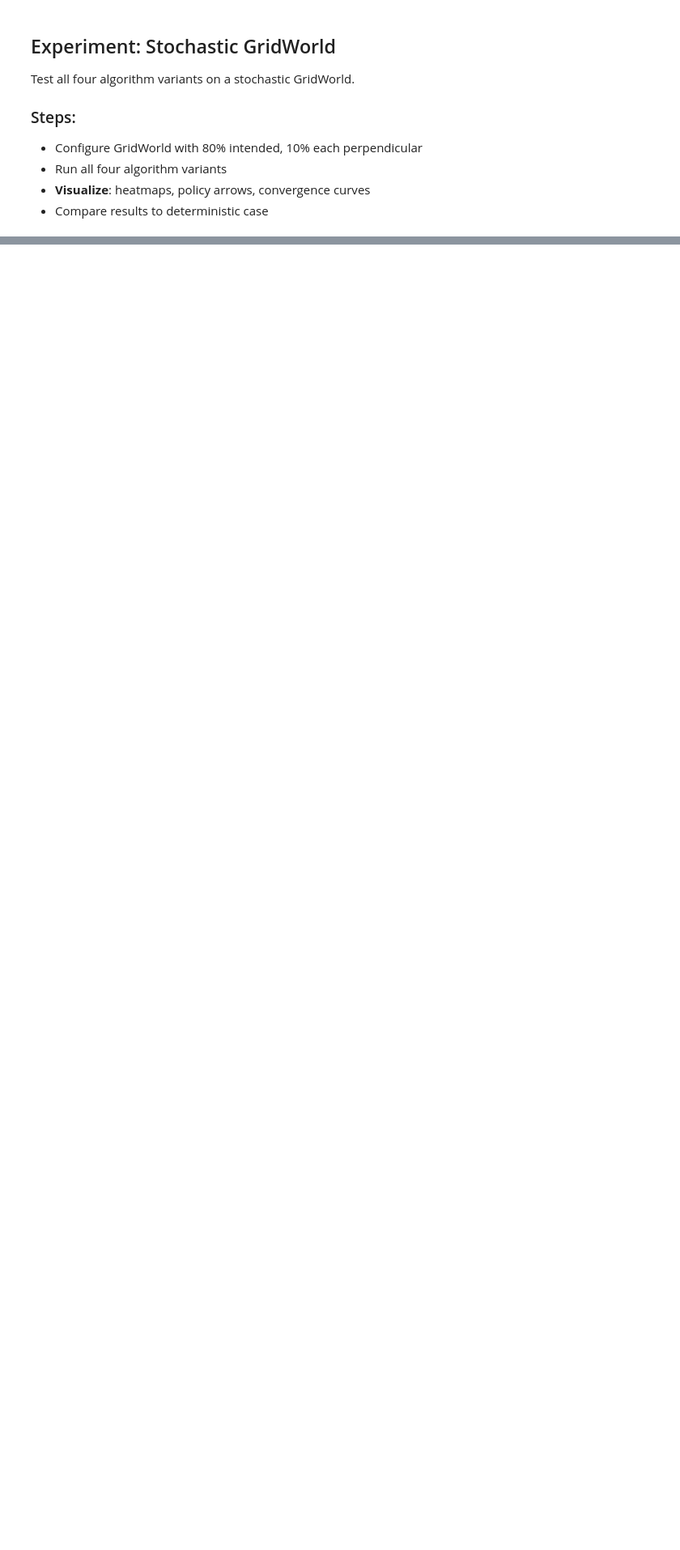
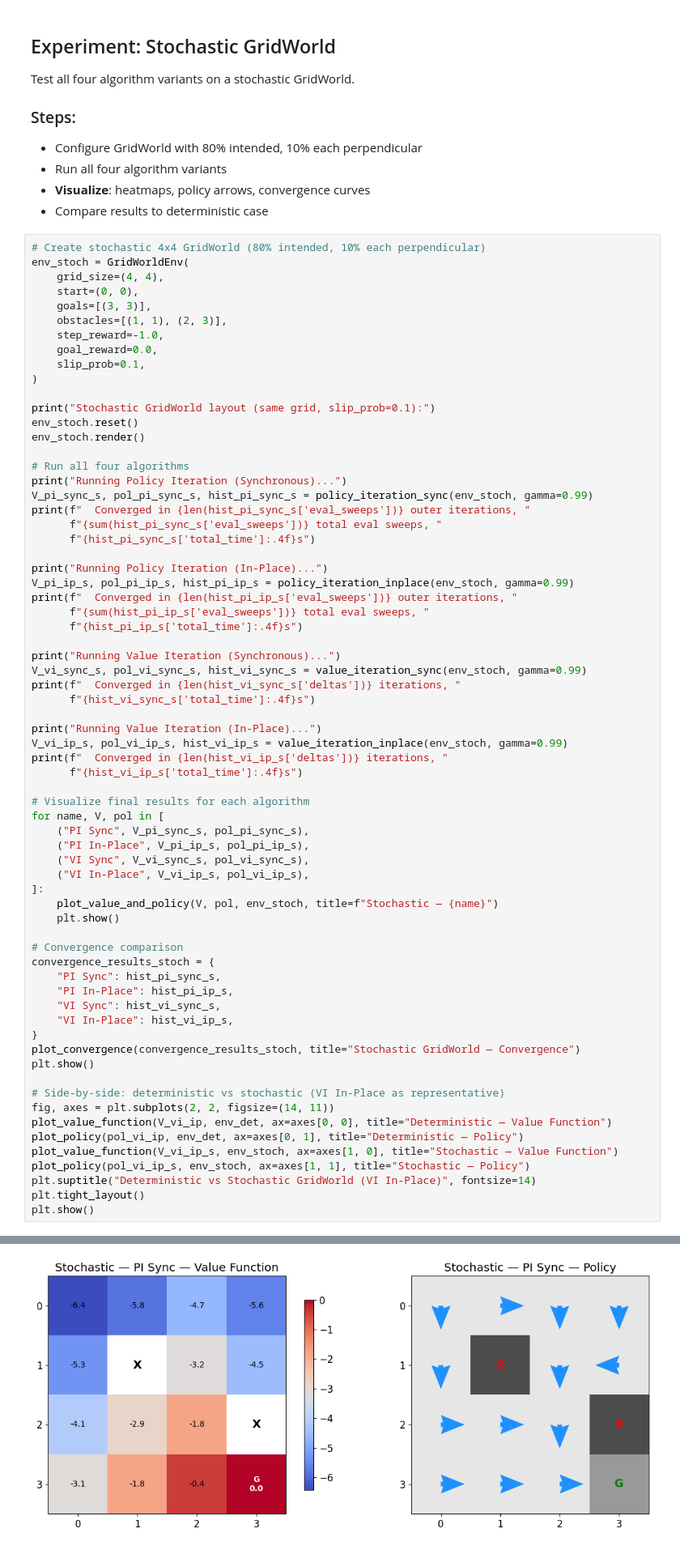
Before and after one commit to cooper-rm/rl-dynamic-programming, a Jupyter notebook: lab2_dynamic_programming.ipynb, the cells around one changed output, grey strips where cells are left out. Shown at 81% size. Saved outputs shown, nothing was run; the diff lists cells and outputs as text; blank space fills up the shorter version.

```diff
--- a/lab2_dynamic_programming.ipynb
+++ b/lab2_dynamic_programming.ipynb
@@ -581,3 +757,72 @@ Test all four algorithm variants on a stochastic GridWorld.
 - Run all four algorithm variants
 - **Visualize**: heatmaps, policy arrows, convergence curves
 - Compare results to deterministic case
+# %%
+# Create stochastic 4x4 GridWorld (80% intended, 10% each perpendicular)
+env_stoch = GridWorldEnv(
+    grid_size=(4, 4),
+    start=(0, 0),
+    goals=[(3, 3)],
+    obstacles=[(1, 1), (2, 3)],
+    step_reward=-1.0,
+    goal_reward=0.0,
+    slip_prob=0.1,
+)
+
+print("Stochastic GridWorld layout (same grid, slip_prob=0.1):")
+env_stoch.reset()
+env_stoch.render()
+
+# Run all four algorithms
+print("Running Policy Iteration (Synchronous)...")
+V_pi_sync_s, pol_pi_sync_s, hist_pi_sync_s = policy_iteration_sync(env_stoch, gamma=0.99)
+print(f"  Converged in {len(hist_pi_sync_s['eval_sweeps'])} outer iterations, "
+      f"{sum(hist_pi_sync_s['eval_sweeps'])} total eval sweeps, "
+      f"{hist_pi_sync_s['total_time']:.4f}s")
+
+print("Running Policy Iteration (In-Place)...")
+V_pi_ip_s, pol_pi_ip_s, hist_pi_ip_s = policy_iteration_inplace(env_stoch, gamma=0.99)
+print(f"  Converged in {len(hist_pi_ip_s['eval_sweeps'])} outer iterations, "
+      f"{sum(hist_pi_ip_s['eval_sweeps'])} total eval sweeps, "
+      f"{hist_pi_ip_s['total_time']:.4f}s")
+
+print("Running Value Iteration (Synchronous)...")
+V_vi_sync_s, pol_vi_sync_s, hist_vi_sync_s = value_iteration_sync(env_stoch, gamma=0.99)
+print(f"  Converged in {len(hist_vi_sync_s['deltas'])} iterations, "
+      f"{hist_vi_sync_s['total_time']:.4f}s")
+
+print("Running Value Iteration (In-Place)...")
+V_vi_ip_s, pol_vi_ip_s, hist_vi_ip_s = value_iteration_inplace(env_stoch, gamma=0.99)
+print(f"  Converged in {len(hist_vi_ip_s['deltas'])} iterations, "
+      f"{hist_vi_ip_s['total_time']:.4f}s")
+
+# Visualize final results for each algorithm
+for name, V, pol in [
+    ("PI Sync", V_pi_sync_s, pol_pi_sync_s),
+    ("PI In-Place", V_pi_ip_s, pol_pi_ip_s),
+    ("VI Sync", V_vi_sync_s, pol_vi_sync_s),
+    ("VI In-Place", V_vi_ip_s, pol_vi_ip_s),
+]:
+    plot_value_and_policy(V, pol, env_stoch, title=f"Stochastic — {name}")
+    plt.show()
+
+# Convergence comparison
+convergence_results_stoch = {
+    "PI Sync": hist_pi_sync_s,
+    "PI In-Place": hist_pi_ip_s,
+    "VI Sync": hist_vi_sync_s,
+    "VI In-Place": hist_vi_ip_s,
+}
+plot_convergence(convergence_results_stoch, title="Stochastic GridWorld — Convergence")
+plt.show()
+
+# Side-by-side: deterministic vs stochastic (VI In-Place as representative)
+fig, axes = plt.subplots(2, 2, figsize=(14, 11))
+plot_value_function(V_vi_ip, env_det, ax=axes[0, 0], title="Deterministic — Value Function")
+plot_policy(pol_vi_ip, env_det, ax=axes[0, 1], title="Deterministic — Policy")
+plot_value_function(V_vi_ip_s, env_stoch, ax=axes[1, 0], title="Stochastic — Value Function")
+plot_policy(pol_vi_ip_s, env_stoch, ax=axes[1, 1], title="Stochastic — Policy")
+plt.suptitle("Deterministic vs Stochastic GridWorld (VI In-Place)", fontsize=14)
+plt.tight_layout()
+plt.show()
+# %% [output]
@@ -583,0 +843 @@ Test all four algorithm variants on a stochastic GridWorld.
+[figure, added]
```
Also changed, not shown: parts of 4 cells of this notebook.
